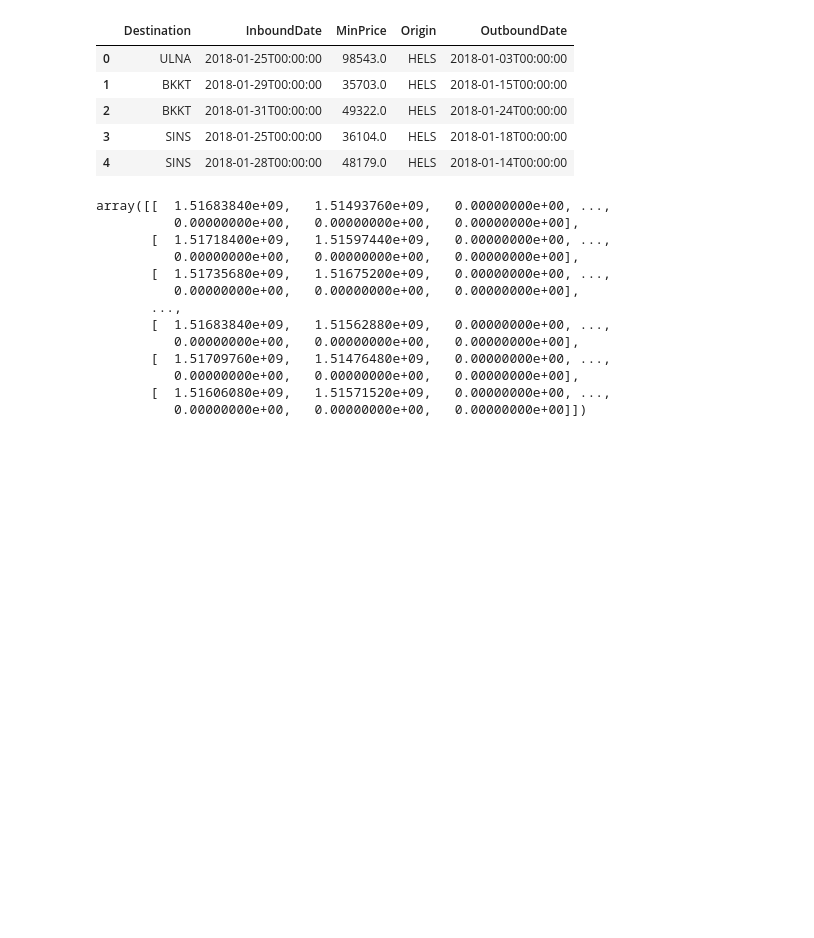
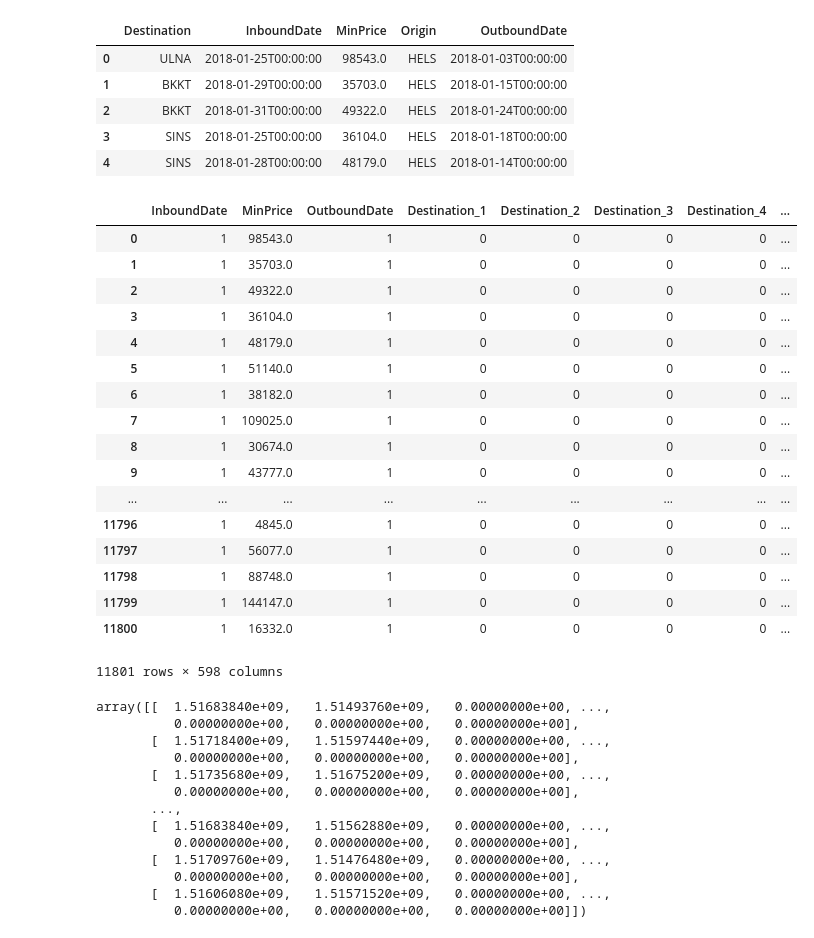
Before and after one commit to satyarth/multi-origin-travel, a Jupyter notebook: predict_prices_skyscanner.ipynb, the cells around one changed output. Drawn from its saved outputs; the diff is of its cells as text; code cells hidden in the pictures; blank space fills up the shorter version.

```diff
--- a/predict_prices_skyscanner.ipynb
+++ b/predict_prices_skyscanner.ipynb
@@ -39,6 +39,27 @@ df["Destination"] = label_encoder.fit_transform(df["Destination"])
 df["Origin"] = label_encoder.fit_transform(df["Origin"])
 # get dummy variable and avoid dummy trap
 df = pd.get_dummies(df, columns=["Destination", "Origin"], drop_first=True)
+# %%
+df
+# %% [output]
+|  | InboundDate | MinPrice | OutboundDate | Destination_1 | Destination_2 | Destination_3 | Destination_4 | ... |
+| 0 | 1 | 98543.0 | 1 | 0 | 0 | 0 | 0 | ... |
+| 1 | 1 | 35703.0 | 1 | 0 | 0 | 0 | 0 | ... |
+| 2 | 1 | 49322.0 | 1 | 0 | 0 | 0 | 0 | ... |
+| 3 | 1 | 36104.0 | 1 | 0 | 0 | 0 | 0 | ... |
+| 4 | 1 | 48179.0 | 1 | 0 | 0 | 0 | 0 | ... |
+| 5 | 1 | 51140.0 | 1 | 0 | 0 | 0 | 0 | ... |
+| 6 | 1 | 38182.0 | 1 | 0 | 0 | 0 | 0 | ... |
+| 7 | 1 | 109025.0 | 1 | 0 | 0 | 0 | 0 | ... |
+| 8 | 1 | 30674.0 | 1 | 0 | 0 | 0 | 0 | ... |
+| 9 | 1 | 43777.0 | 1 | 0 | 0 | 0 | 0 | ... |
+| ... | ... | ... | ... | ... | ... | ... | ... | ... |
+| 11796 | 1 | 4845.0 | 1 | 0 | 0 | 0 | 0 | ... |
+| 11797 | 1 | 56077.0 | 1 | 0 | 0 | 0 | 0 | ... |
+| 11798 | 1 | 88748.0 | 1 | 0 | 0 | 0 | 0 | ... |
+| 11799 | 1 | 144147.0 | 1 | 0 | 0 | 0 | 0 | ... |
+| 11800 | 1 | 16332.0 | 1 | 0 | 0 | 0 | 0 | ... |
+11801 rows × 598 columns
 # %%
 X = df.iloc[:, :].values
 X = np.delete(X, 1, 1)
```
Also changed, not shown: parts of 1 cell of this notebook, 2 other files.
